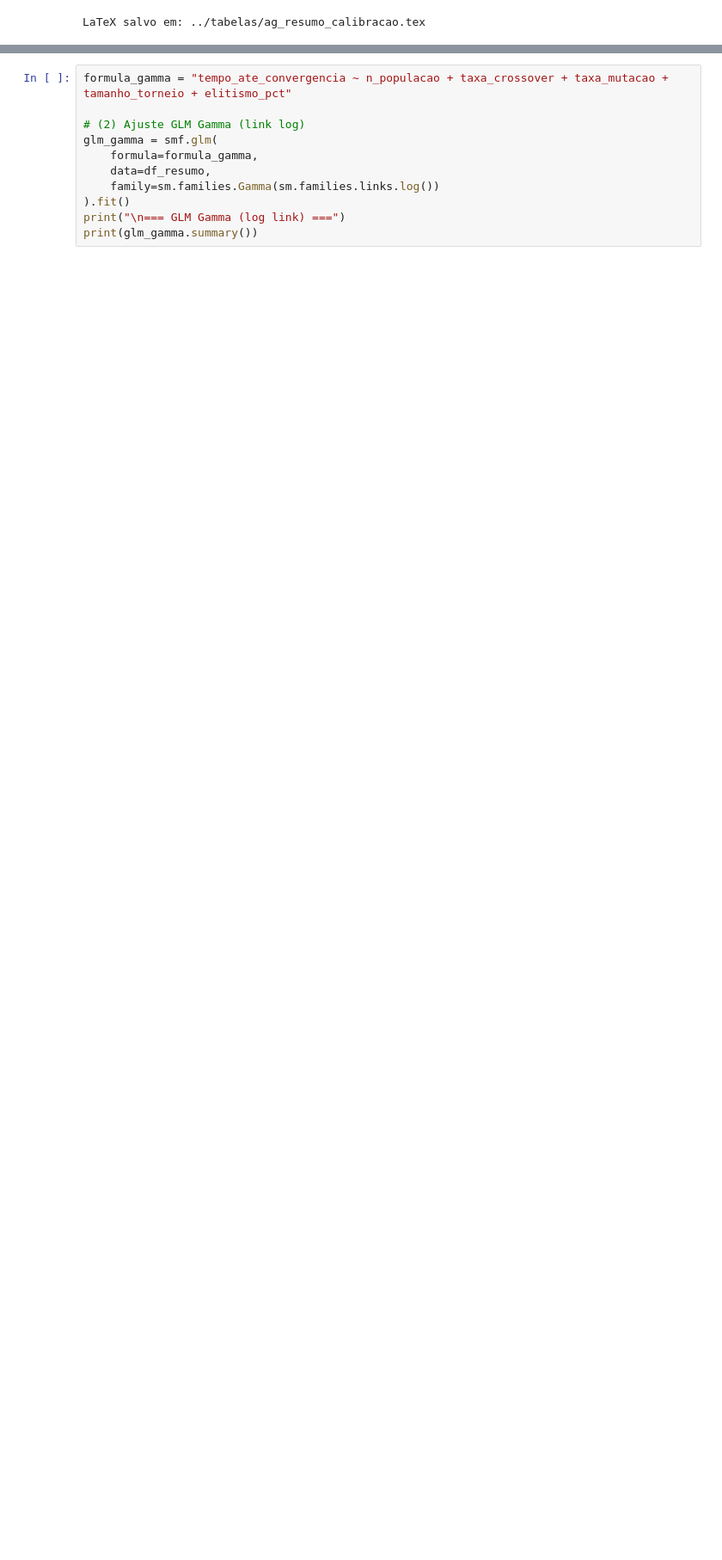
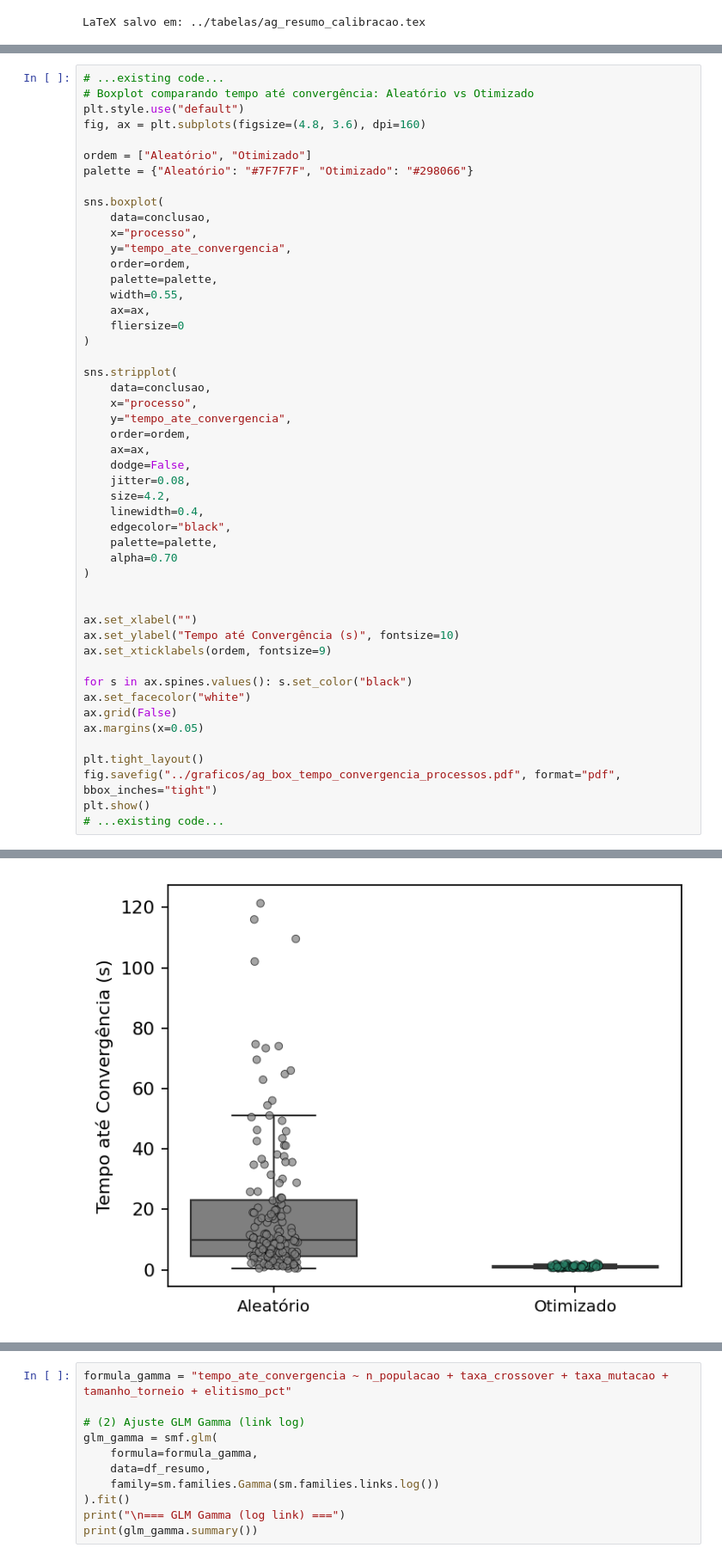
Before and after one commit to karl-peixoto/tcc_organizacao, a Jupyter notebook: codigos/analise_sensibilidade_parametros_ag.ipynb, the cells around one changed output, grey strips where cells are left out. Shown at 86% size. Saved outputs shown, nothing was run; the diff lists cells and outputs as text; blank space fills up the shorter version.

```diff
--- a/codigos/analise_sensibilidade_parametros_ag.ipynb
+++ b/codigos/analise_sensibilidade_parametros_ag.ipynb
@@ -569,0 +646,50 @@ from statsmodels.stats.outliers_influence import variance_inflation_factor
+# %%
+# ...existing code...
+# Boxplot comparando tempo até convergência: Aleatório vs Otimizado
+plt.style.use("default")
+fig, ax = plt.subplots(figsize=(4.8, 3.6), dpi=160)
+
+ordem = ["Aleatório", "Otimizado"]
+palette = {"Aleatório": "#7F7F7F", "Otimizado": "#298066"}
+
+sns.boxplot(
+    data=conclusao,
+    x="processo",
+    y="tempo_ate_convergencia",
+    order=ordem,
+    palette=palette,
+    width=0.55,
+    ax=ax,
+    fliersize=0
+)
+
+sns.stripplot(
+    data=conclusao,
+    x="processo",
+    y="tempo_ate_convergencia",
+    order=ordem,
+    ax=ax,
+    dodge=False,
+    jitter=0.08,
+    size=4.2,
+    linewidth=0.4,
+    edgecolor="black",
+    palette=palette,
+    alpha=0.70
+)
+
+
+ax.set_xlabel("")
+ax.set_ylabel("Tempo até Convergência (s)", fontsize=10)
+ax.set_xticklabels(ordem, fontsize=9)
+
+for s in ax.spines.values(): s.set_color("black")
+ax.set_facecolor("white")
+ax.grid(False)
+ax.margins(x=0.05)
+
+plt.tight_layout()
+fig.savefig("../graficos/ag_box_tempo_convergencia_processos.pdf", format="pdf", bbox_inches="tight")
+plt.show()
+# ...existing code...
+# %% [output]
@@ -569,0 +703 @@ from statsmodels.stats.outliers_influence import variance_inflation_factor
+[figure, added]
```
Also changed, not shown: parts of 18 cells of this notebook, 16 other files.
